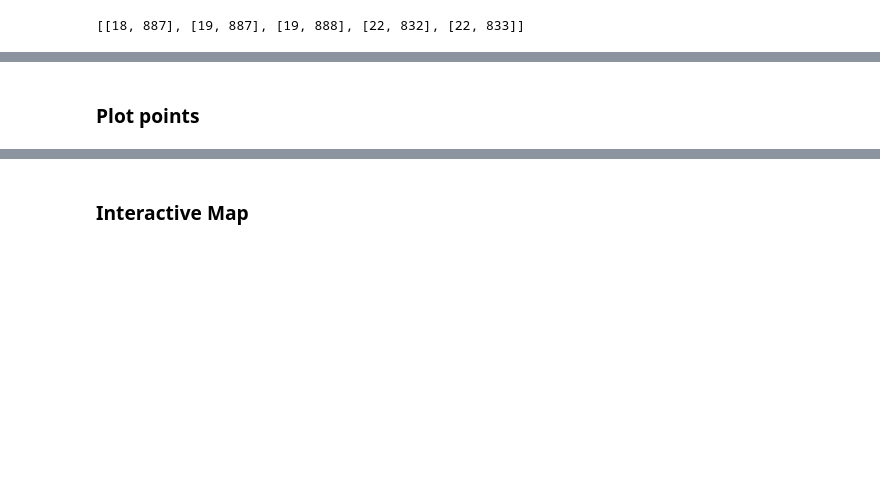
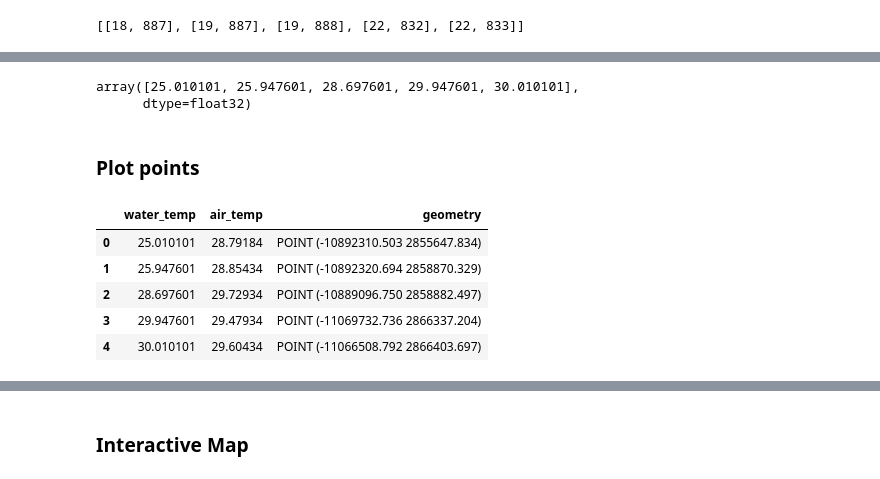
Before and after one commit to seangtkelley/hrrr-clm-lake-model-analysis, a Jupyter notebook: exploration.ipynb, the cells around one changed output, grey strips where cells are left out. Cells and saved outputs as stored; diff of their text form; code cells hidden in the pictures; blank space fills up the shorter version.

```diff
--- a/exploration.ipynb
+++ b/exploration.ipynb
@@ -26,14 +30,15 @@ land_use_points = np.squeeze(rootgrp.variables['LU_INDEX'][:].data)
 lake_points = []
 for i in range(len(land_use_points)):
     if len(np.where(land_use_points[i] == 21)[0]) != 0:
-        row_idxs = np.where(land_use_points[i] == 21)[0]
-        lake_points.extend( [ [i, row_idx] for row_idx in row_idxs ] )
+        col_idxs = np.where(land_use_points[i] == 21)[0]
+        lake_points.extend( [ [i, col_idx] for col_idx in col_idxs ] )
+
 lake_points[:5]
 # %% [output]
 [[18, 887], [19, 887], [19, 888], [22, 832], [22, 833]]
 # %%
-lats = np.squeeze(rootgrp.variables['CLAT'][:].data)
-longs = np.squeeze(rootgrp.variables['CLONG'][:].data)
+lats = np.squeeze(metadata.variables['CLAT'][:].data)
+longs = np.squeeze(metadata.variables['CLONG'][:].data)
 # %%
 lake_lats = [ lats[tuple(point)] for point in lake_points ]
 lake_longs = [ longs[tuple(point)] for point in lake_points ]
@@ -40,12 +72,34 @@ lake_longs = [ longs[tuple(point)] for point in lake_points ]
+# %%
+lake_temps = np.squeeze(hrrr_output.variables['TMP_surface'][:].data)
+air_temps = np.squeeze(hrrr_output.variables['TMP_2maboveground'][:].data)
+
+lake_temps = np.array([ lake_temps[tuple(point)] for point in lake_points ])
+air_temps = np.array([ air_temps[tuple(point)] for point in lake_points ])
+
+lake_temps = lake_temps - 273
+air_temps = air_temps - 273
+
+lake_temps[:5]
+# %% [output]
+array([25.010101, 25.947601, 28.697601, 29.947601, 30.010101],
+      dtype=float32)
 # %% [markdown]
 ### Plot points
 # %%
 # load lake points as geodataframe
-df = pd.DataFrame(data={'name': [ f'point{i}' for i in range(len(lake_lats)) ]})
+df = pd.DataFrame(data={'water_temp': lake_temps, 'air_temp': air_temps })
 
 geometry = [ Point(xy) for xy in zip(lake_longs, lake_lats) ]
 gdf = gpd.GeoDataFrame(df, crs='epsg:4326', geometry=geometry)
 gdf = gdf.to_crs(epsg=3857)
+gdf.head()
+# %% [output]
+|  | water_temp | air_temp | geometry |
+| 0 | 25.010101 | 28.79184 | POINT (-10892310.503 2855647.834) |
+| 1 | 25.947601 | 28.85434 | POINT (-10892320.694 2858870.329) |
+| 2 | 28.697601 | 29.72934 | POINT (-10889096.750 2858882.497) |
+| 3 | 29.947601 | 29.47934 | POINT (-11069732.736 2866337.204) |
+| 4 | 30.010101 | 29.60434 | POINT (-11066508.792 2866403.697) |
 # %%
 # get bounds for state and convert to epsg:3857
 
```
Also changed, not shown: parts of 16 cells of this notebook, 6 other files.
